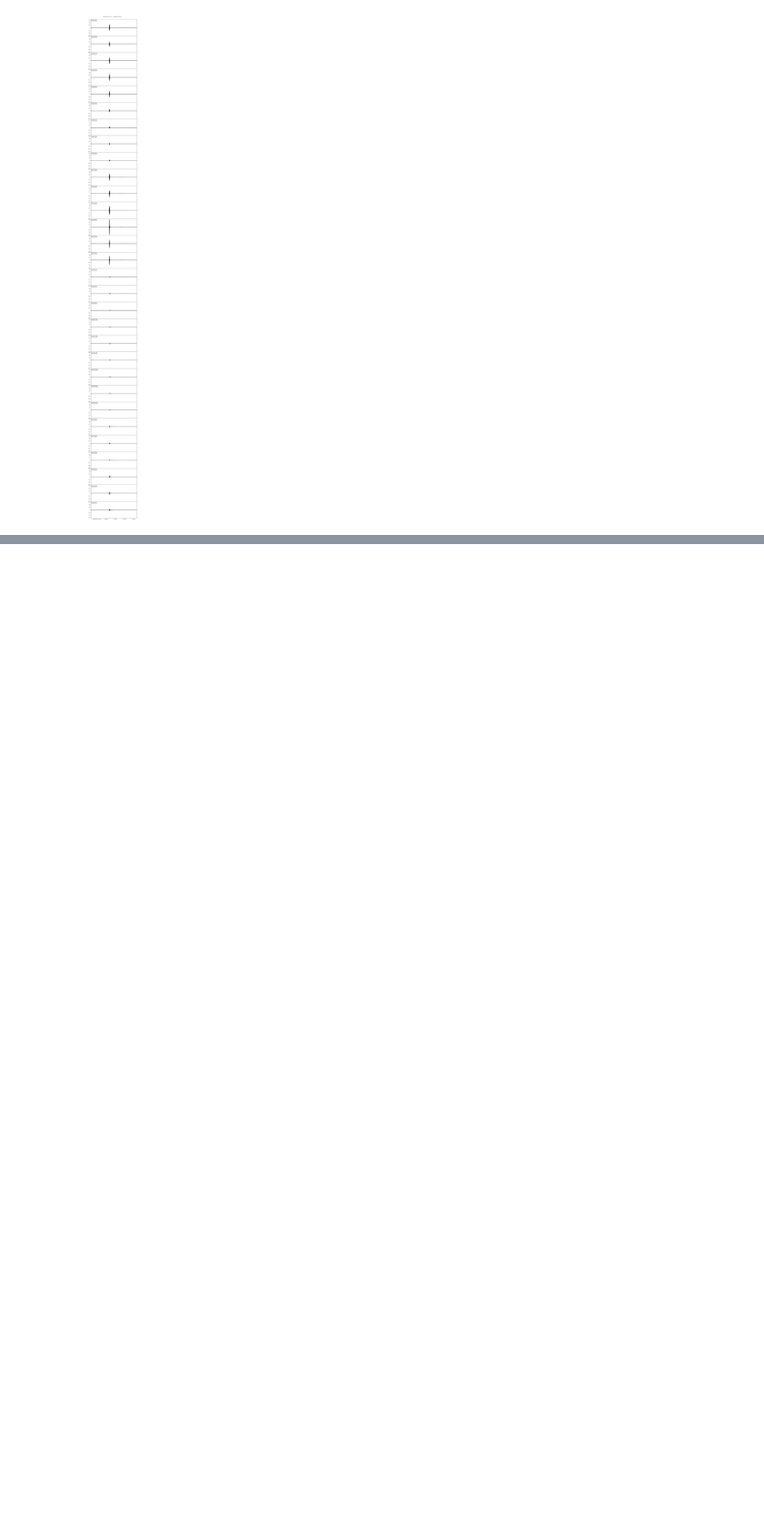
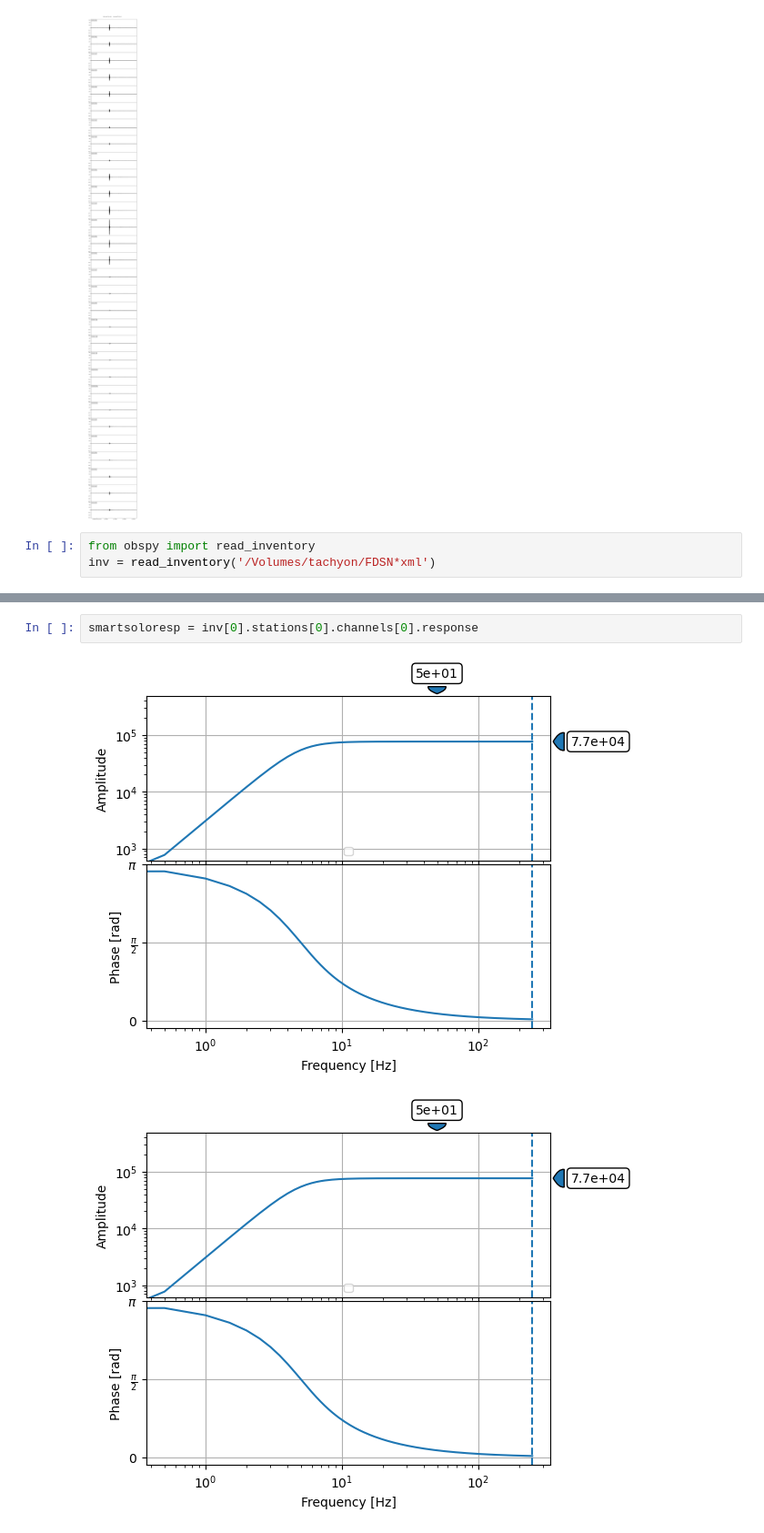
Before and after one commit to gthompson/KSCRocketSeismology, a Jupyter notebook: artemis2/05_download2sds.ipynb, the cells around one changed output, grey strips where cells are left out. Shown at 91% size. Cells and saved outputs as stored; diff of their text form; blank space fills up the shorter version.

```diff
--- a/artemis2/05_download2sds.ipynb
+++ b/artemis2/05_download2sds.ipynb
@@ -233,3 +233,6 @@ write_wavfile(st, WAV_PATH, 'SmartSolo', len(st))
 st.plot(equal_scale=True);
 # %% [output]
 [figure]
+# %%
+from obspy import read_inventory
+inv = read_inventory('/Volumes/tachyon/FDSN*xml')
@@ -235,0 +253,5 @@ st.plot(equal_scale=True);
+# %%
+smartsoloresp = inv[0].stations[0].channels[0].response
+# %% [output]
+[figure, added]
+[figure, added]
```
Also changed, not shown: parts of 5 cells of this notebook.
